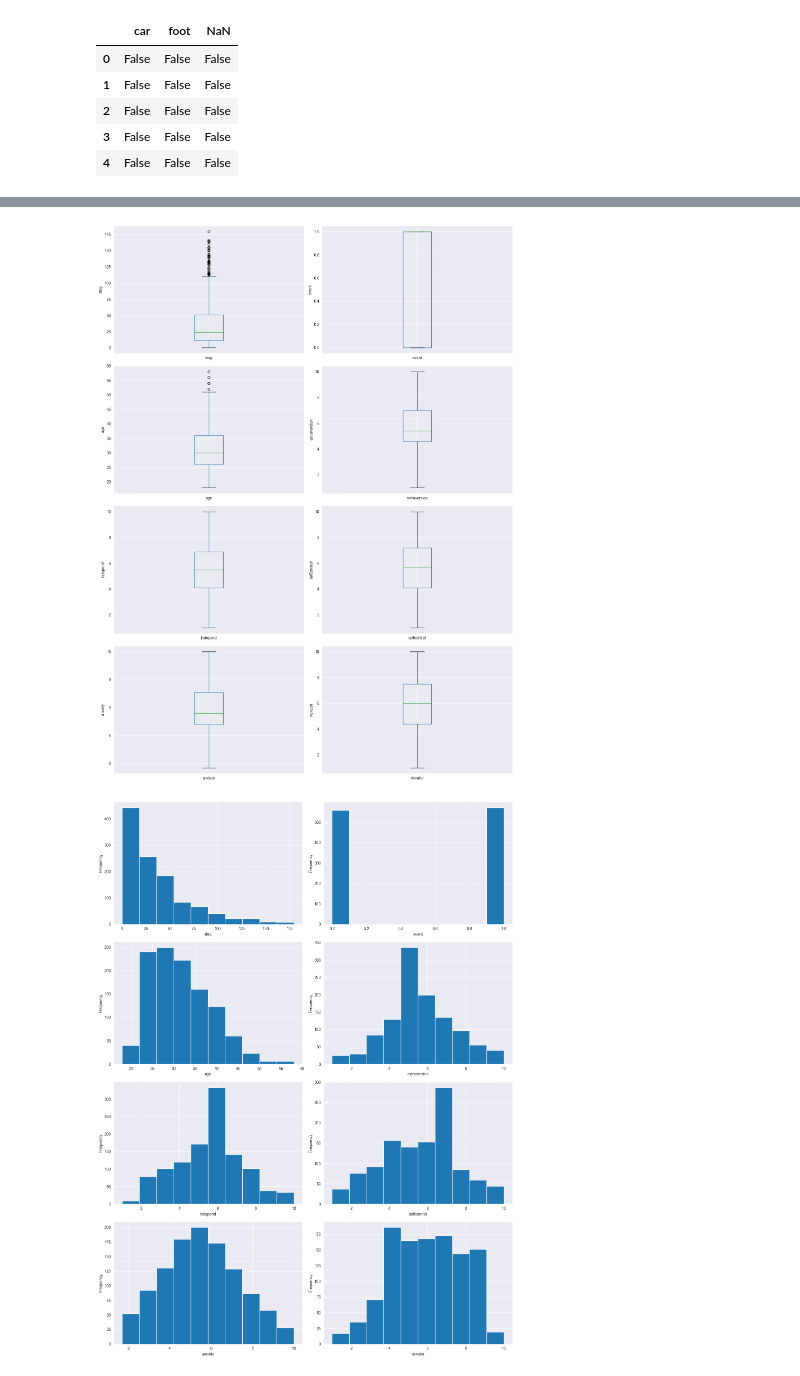
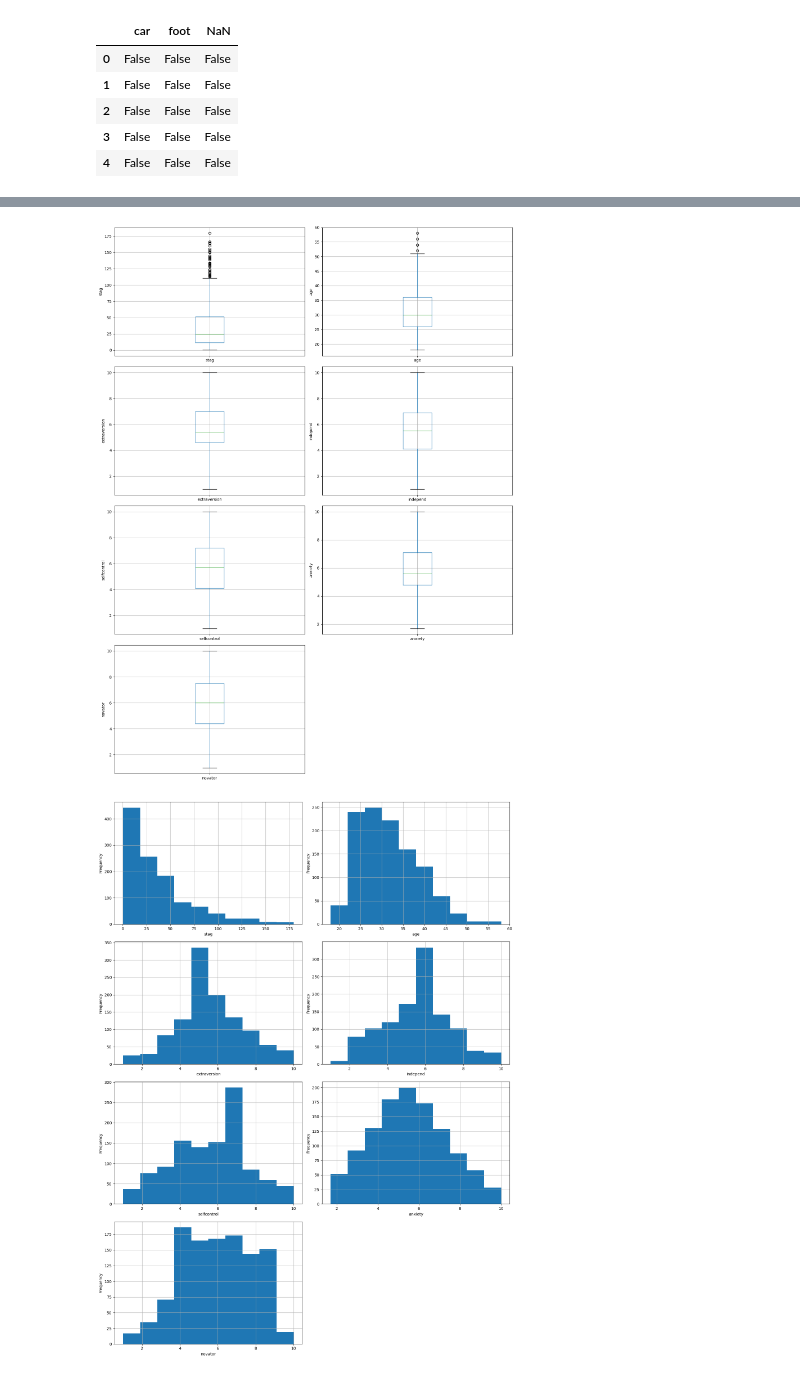
Before and after one commit to jathurT/Employee-Turnover-Prediction-ML, a Jupyter notebook: Logostic Regression Model.ipynb, the cells around one changed output, grey strips where cells are left out. Cells and saved outputs as stored; diff of their text form; code cells hidden in the pictures.

```diff
--- a/Logostic Regression Model.ipynb
+++ b/Logostic Regression Model.ipynb
@@ -489,7 +492,7 @@ max      10.00    10.00
 plt.figure(figsize=(15, 20))
 
 # List of columns to plot
-columns = ['stag', 'event', 'age', 'extraversion', 'independ', 'selfcontrol', 'anxiety', 'novator']
+columns = ['stag','age', 'extraversion', 'independ', 'selfcontrol', 'anxiety', 'novator']
 
 # Loop through the columns and create a subplot for each
 for i, column in enumerate(columns, 1):
@@ -502,26 +505,26 @@ for i, column in enumerate(columns, 1):
 plt.tight_layout()
 plt.show()
 # %% [output]
-[figure, old version]
+[figure, new version]
 # %%
 import matplotlib.pyplot as plt
 
 # Create a figure with a specified size
 plt.figure(figsize=(15, 20))
 
 # List of columns to plot
-columns = ['stag', 'event', 'age', 'extraversion', 'independ', 'selfcontrol', 'anxiety', 'novator']
+columns = ['stag', 'age', 'extraversion', 'independ', 'selfcontrol', 'anxiety', 'novator']
 
 # Loop through the columns and create a subplot for each
 for i, column in enumerate(columns, 1):
     plt.subplot(4, 2, i)
     fig = df[column].hist(bins=10)
     fig.set_xlabel(column)
     fig.set_ylabel('Frequency')
 
 # Show the plot
 plt.tight_layout()
 plt.show()
 # %% [output]
-[figure, old version]
+[figure, new version]
 # %%
```
Also changed, not shown: parts of 36 cells of this notebook.
